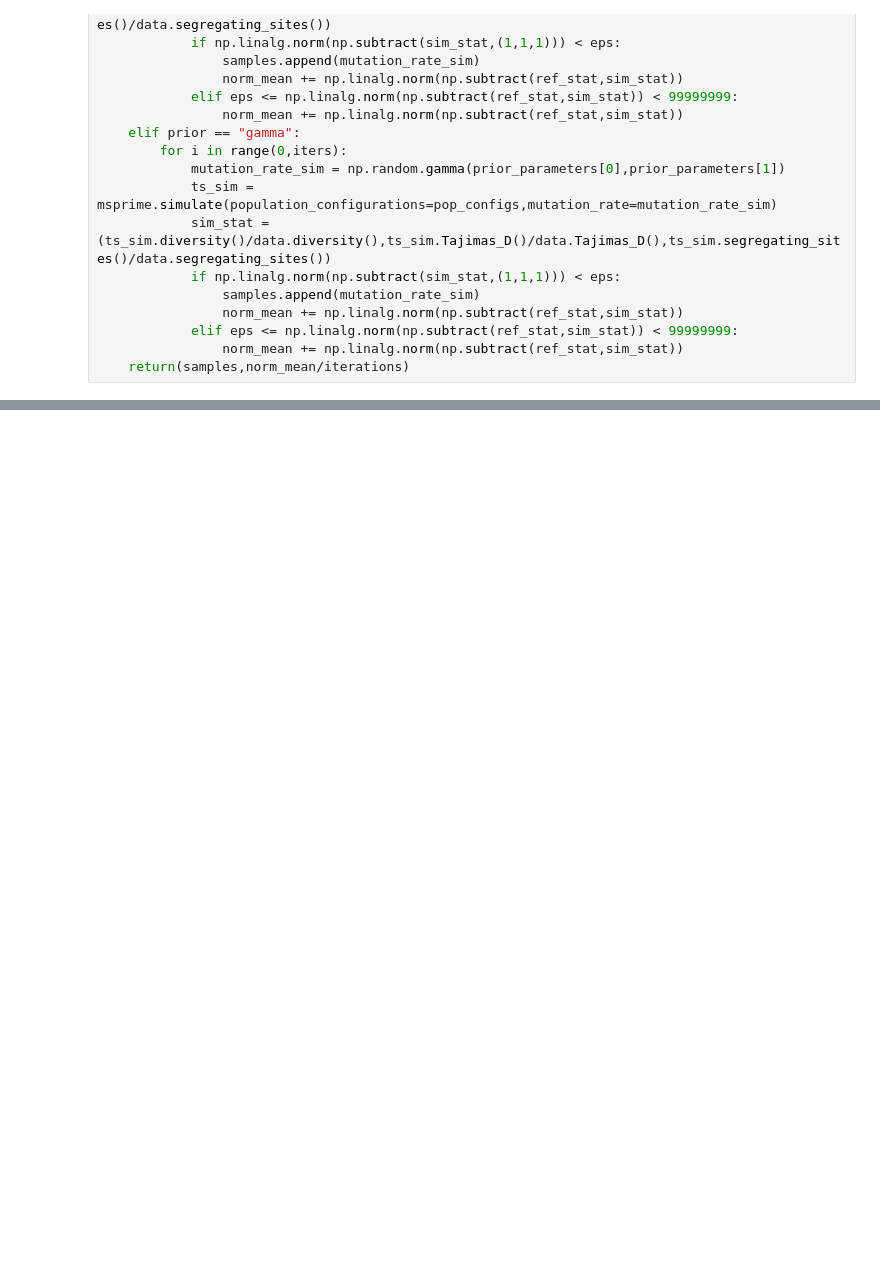
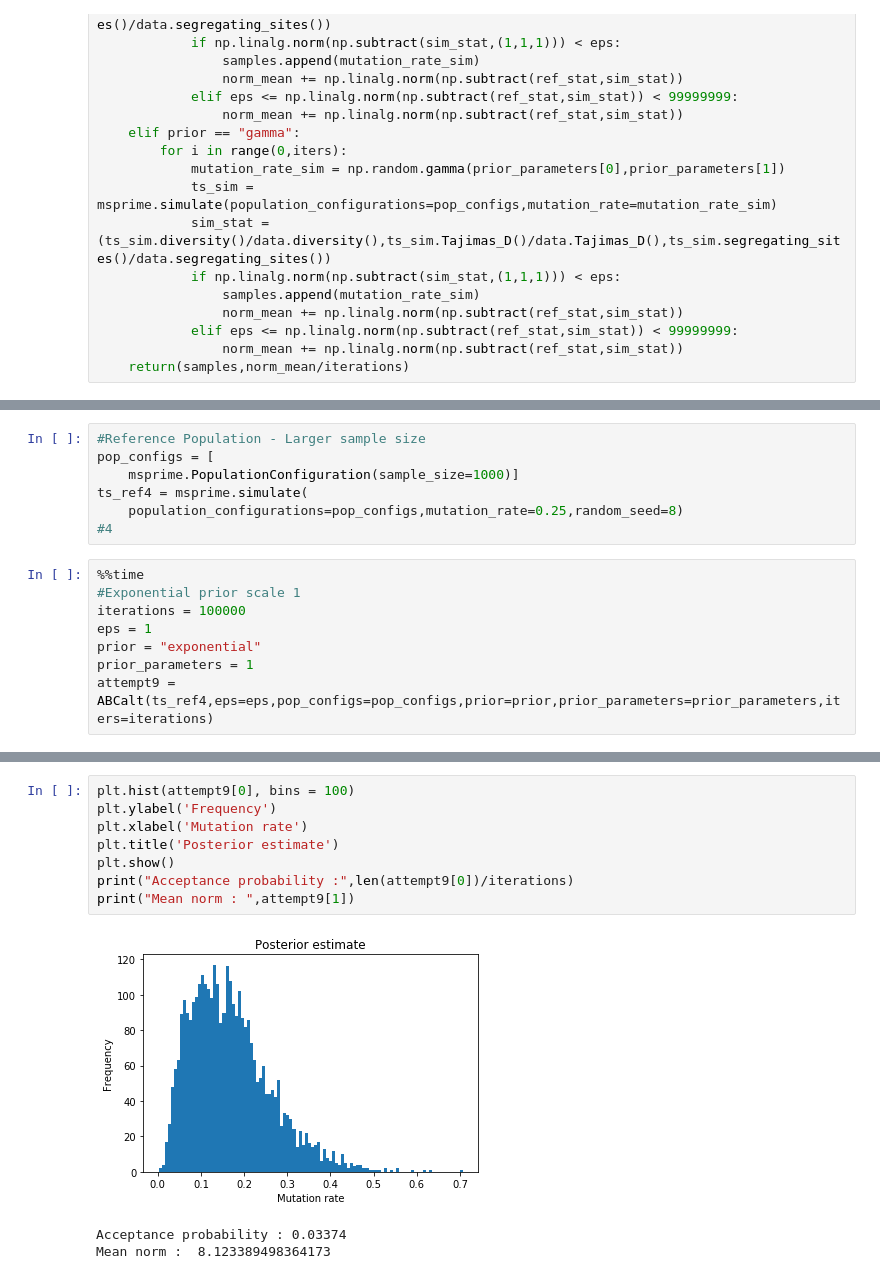
Before and after one commit to samslamowicz/MastersProject, a Jupyter notebook: ABC - Rejection Sampling for Mutation Rate.ipynb, the cells around one changed output, grey strips where cells are left out. Cells and saved outputs as stored; diff of their text form; blank space fills up the shorter version.

```diff
--- a/ABC - Rejection Sampling for Mutation Rate.ipynb
+++ b/ABC - Rejection Sampling for Mutation Rate.ipynb
@@ -221,0 +283,15 @@ Mean norm :  1.8585072641012244
+# %%
+#Reference Population - Larger sample size
+pop_configs = [
+    msprime.PopulationConfiguration(sample_size=1000)]
+ts_ref4 = msprime.simulate(
+    population_configurations=pop_configs,mutation_rate=0.25,random_seed=8)
+#4
+# %%
+%%time
+#Exponential prior scale 1
+iterations = 100000
+eps = 1
+prior = "exponential"
+prior_parameters = 1
+attempt9 = ABCalt(ts_ref4,eps=eps,pop_configs=pop_configs,prior=prior,prior_parameters=prior_parameters,iters=iterations)
@@ -221,0 +300,12 @@ Mean norm :  1.8585072641012244
+# %%
+plt.hist(attempt9[0], bins = 100)
+plt.ylabel('Frequency')
+plt.xlabel('Mutation rate')
+plt.title('Posterior estimate')
+plt.show()
+print("Acceptance probability :",len(attempt9[0])/iterations)
+print("Mean norm : ",attempt9[1])
+# %% [output]
+[figure, added]
+Acceptance probability : 0.03374
+Mean norm :  8.123389498364173
```
Also changed, not shown: parts of 22 cells of this notebook.
